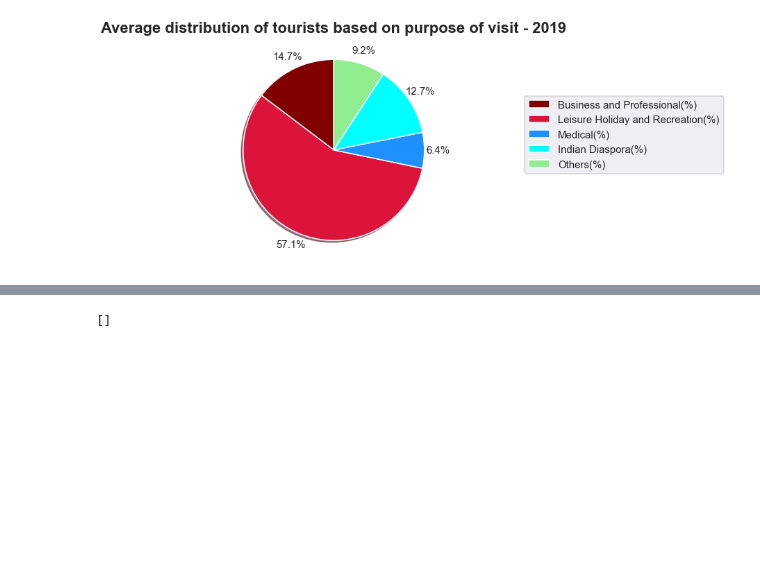
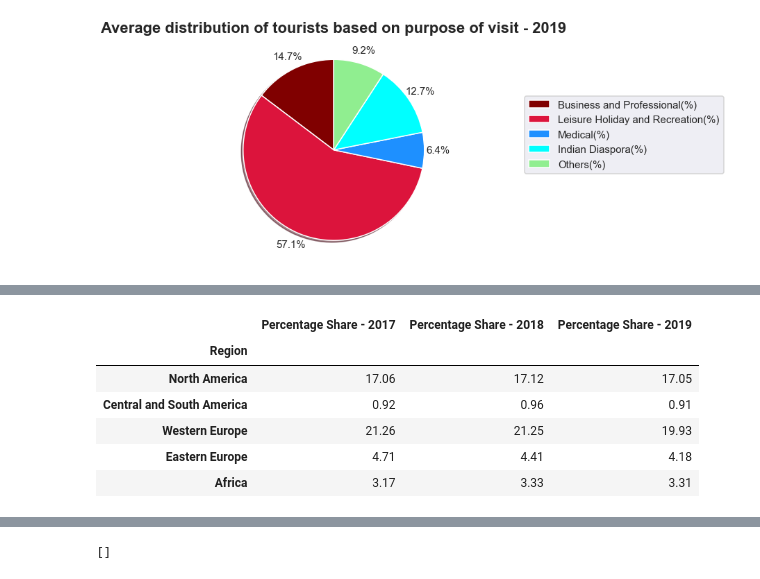
Before and after one commit to Rubix64/Tourism-analysis-of-India, a Jupyter notebook: tourism_analysis_in_India.ipynb, the cells around one changed output, grey strips where cells are left out. Cells and saved outputs as stored; diff of their text form; code cells hidden in the pictures; blank space fills up the shorter version.

```diff
--- a/tourism_analysis_in_India.ipynb
+++ b/tourism_analysis_in_India.ipynb
@@ -286,0 +297,13 @@ plt.show()
+# %%
+regionwise_share=country_and_share[country_and_share['Country of Nationality']=='Total'].copy()
+regionwise_share=regionwise_share[['Region','Percentage Share - 2017','Percentage Share - 2018','Percentage Share - 2019']]
+regionwise_share.set_index('Region',inplace=True)
+regionwise_share.head()
+# %% [output]
+|  | Percentage Share - 2017 | Percentage Share - 2018 | Percentage Share - 2019 |
+| Region |  |  |  |
+| North America | 17.06 | 17.12 | 17.05 |
+| Central and South America | 0.92 | 0.96 | 0.91 |
+| Western Europe | 21.26 | 21.25 | 19.93 |
+| Eastern Europe | 4.71 | 4.41 | 4.18 |
+| Africa | 3.17 | 3.33 | 3.31 |
```
Also changed, not shown: parts of 5 cells of this notebook.
